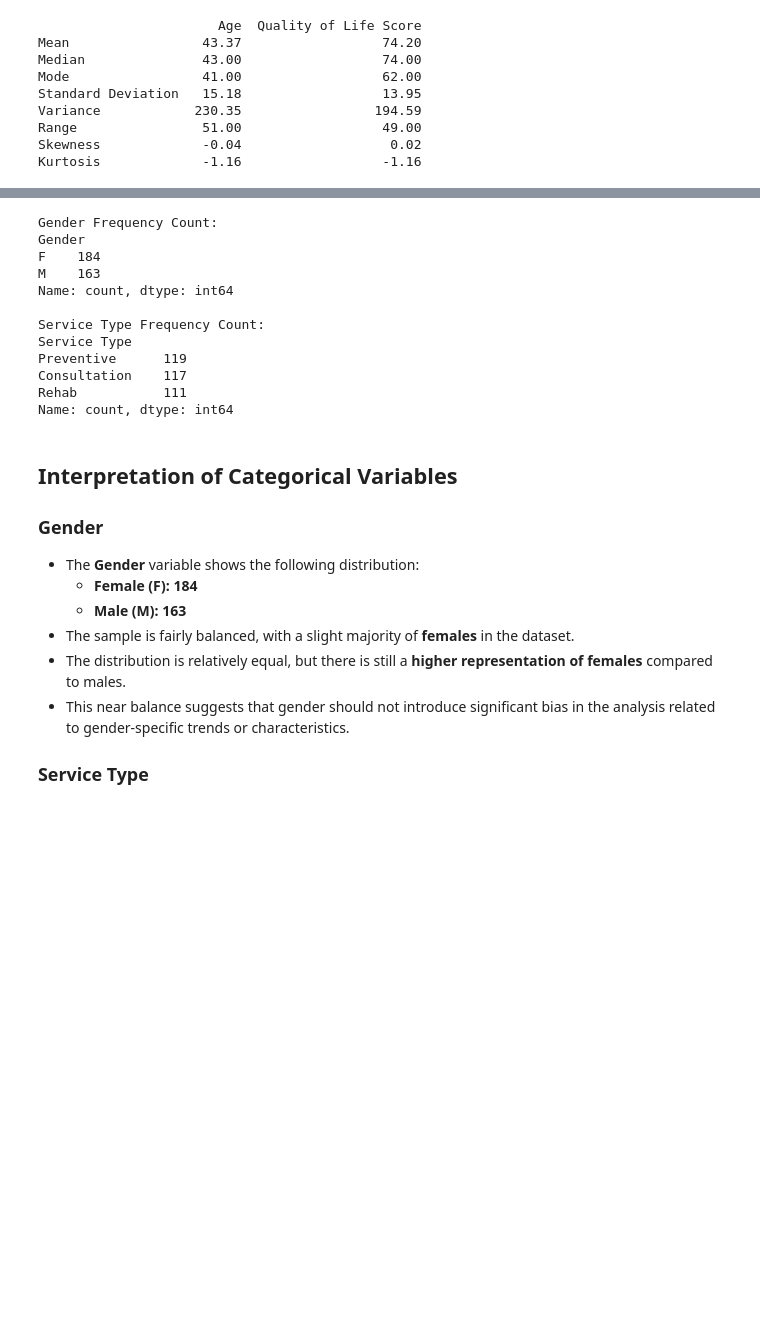
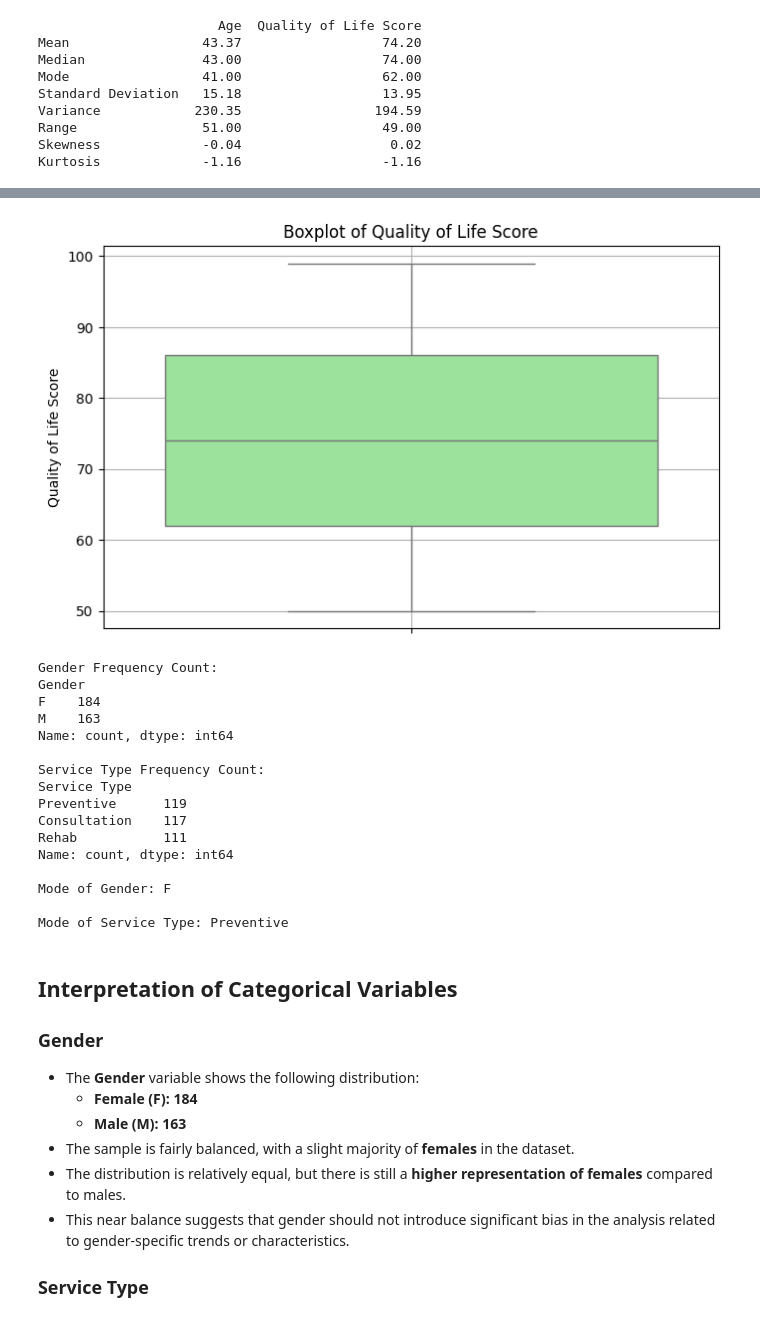
Before and after one commit to heisdanielade/analysis-stat-pulse, a Jupyter notebook: notebooks/StatPulse_Analysis.ipynb, the cells around one changed output, grey strips where cells are left out. Saved outputs shown, nothing was run; the diff lists cells and outputs as text; code cells hidden in the pictures; blank space fills up the shorter version.

```diff
--- a/notebooks/StatPulse_Analysis.ipynb
+++ b/notebooks/StatPulse_Analysis.ipynb
@@ -213,3 +266,12 @@ Kurtosis             -1.16                  -1.16
+# %%
+# Boxplot for Quality of Life Score
+plt.figure(figsize=(8, 5))
+sns.boxplot(y=df['Quality of Life Score'], color='lightgreen')
+plt.title('Boxplot of Quality of Life Score')
+plt.grid(True)
+plt.show()
+# %% [output]
+[figure, added]
 # %%
 # Gender Frequency Count
 gender_counts = df['Gender'].value_counts()
@@ -217,11 +279,20 @@ gender_counts = df['Gender'].value_counts()
 # Service Type Frequency Count
 service_type_counts = df['Service Type'].value_counts()
 
+# Mode for Gender
+gender_mode = gender_counts.idxmax()
+
+# Mode for Service Type
+service_type_mode = service_type_counts.idxmax()
+
 print("\nGender Frequency Count:")
 print(gender_counts)
 
 print("\nService Type Frequency Count:")
 print(service_type_counts)
+
+print(f"\nMode of Gender: {gender_mode}")
+print(f"\nMode of Service Type: {service_type_mode}")
 # %% [output]
 Gender Frequency Count:
 Gender
@@ -235,6 +306,10 @@ Preventive      119
 Consultation    117
 Rehab           111
 Name: count, dtype: int64
+
+Mode of Gender: F
+
+Mode of Service Type: Preventive
 # %% [markdown]
 ## Interpretation of Categorical Variables
 
```
Also changed, not shown: parts of 10 cells of this notebook.
